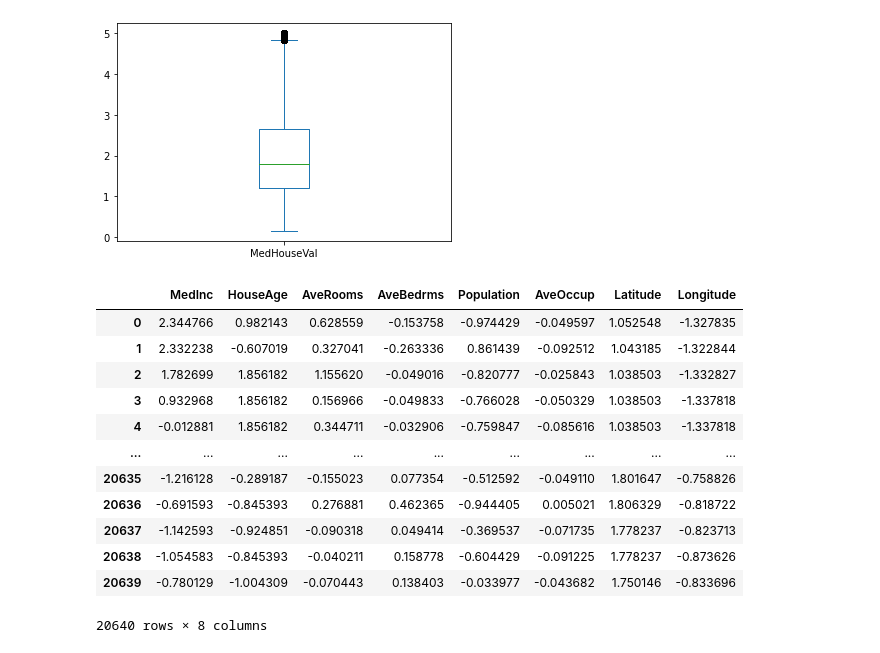
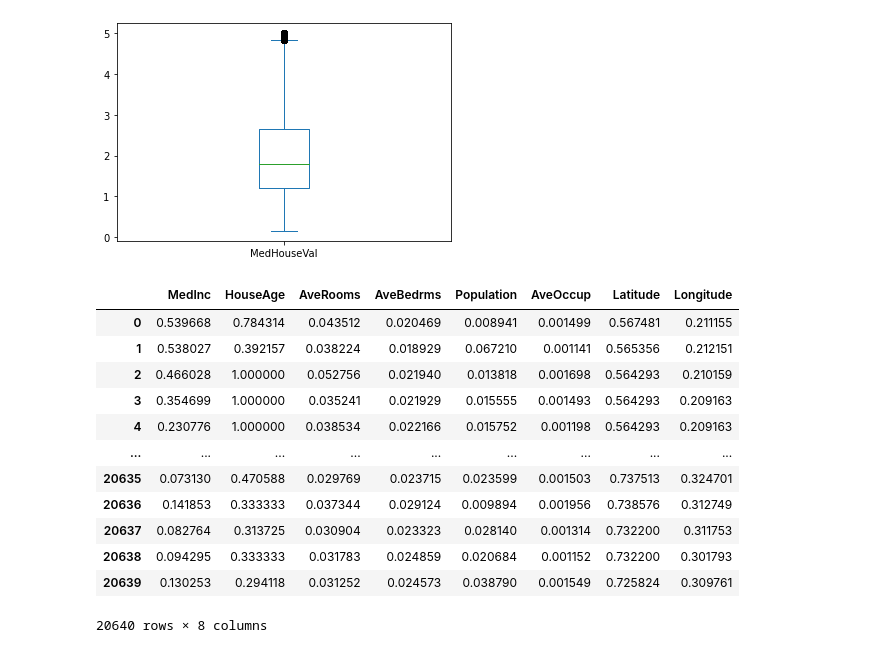
Before and after one commit to 6ixthmonth/lecture_materials, a Jupyter notebook: AI/Deep Learning(w. Keras)/Handouts/california_housing.ipynb, the cells around one changed output. Drawn from its saved outputs; the diff is of its cells as text; code cells hidden in the pictures.

```diff
--- a/AI/Deep Learning(w. Keras)/Handouts/california_housing.ipynb
+++ b/AI/Deep Learning(w. Keras)/Handouts/california_housing.ipynb
@@ -90,23 +109,23 @@ raw_y.plot.box()
 <AxesSubplot:>
 [figure]
 # %%
-x_scaler = StandardScaler()
+x_scaler = MinMaxScaler()
 scaled_x = x_scaler.fit_transform(raw_x)
 scaled_x = pd.DataFrame(scaled_x, columns=x_label)
 scaled_x
 # %% [output]
 |  | MedInc | HouseAge | AveRooms | AveBedrms | Population | AveOccup | Latitude | Longitude |
-| 0 | 2.344766 | 0.982143 | 0.628559 | -0.153758 | -0.974429 | -0.049597 | 1.052548 | -1.327835 |
-| 1 | 2.332238 | -0.607019 | 0.327041 | -0.263336 | 0.861439 | -0.092512 | 1.043185 | -1.322844 |
-| 2 | 1.782699 | 1.856182 | 1.155620 | -0.049016 | -0.820777 | -0.025843 | 1.038503 | -1.332827 |
-| 3 | 0.932968 | 1.856182 | 0.156966 | -0.049833 | -0.766028 | -0.050329 | 1.038503 | -1.337818 |
-| 4 | -0.012881 | 1.856182 | 0.344711 | -0.032906 | -0.759847 | -0.085616 | 1.038503 | -1.337818 |
+| 0 | 0.539668 | 0.784314 | 0.043512 | 0.020469 | 0.008941 | 0.001499 | 0.567481 | 0.211155 |
+| 1 | 0.538027 | 0.392157 | 0.038224 | 0.018929 | 0.067210 | 0.001141 | 0.565356 | 0.212151 |
+| 2 | 0.466028 | 1.000000 | 0.052756 | 0.021940 | 0.013818 | 0.001698 | 0.564293 | 0.210159 |
+| 3 | 0.354699 | 1.000000 | 0.035241 | 0.021929 | 0.015555 | 0.001493 | 0.564293 | 0.209163 |
+| 4 | 0.230776 | 1.000000 | 0.038534 | 0.022166 | 0.015752 | 0.001198 | 0.564293 | 0.209163 |
 | ... | ... | ... | ... | ... | ... | ... | ... | ... |
-| 20635 | -1.216128 | -0.289187 | -0.155023 | 0.077354 | -0.512592 | -0.049110 | 1.801647 | -0.758826 |
-| 20636 | -0.691593 | -0.845393 | 0.276881 | 0.462365 | -0.944405 | 0.005021 | 1.806329 | -0.818722 |
-| 20637 | -1.142593 | -0.924851 | -0.090318 | 0.049414 | -0.369537 | -0.071735 | 1.778237 | -0.823713 |
-| 20638 | -1.054583 | -0.845393 | -0.040211 | 0.158778 | -0.604429 | -0.091225 | 1.778237 | -0.873626 |
-| 20639 | -0.780129 | -1.004309 | -0.070443 | 0.138403 | -0.033977 | -0.043682 | 1.750146 | -0.833696 |
+| 20635 | 0.073130 | 0.470588 | 0.029769 | 0.023715 | 0.023599 | 0.001503 | 0.737513 | 0.324701 |
+| 20636 | 0.141853 | 0.333333 | 0.037344 | 0.029124 | 0.009894 | 0.001956 | 0.738576 | 0.312749 |
+| 20637 | 0.082764 | 0.313725 | 0.030904 | 0.023323 | 0.028140 | 0.001314 | 0.732200 | 0.311753 |
+| 20638 | 0.094295 | 0.333333 | 0.031783 | 0.024859 | 0.020684 | 0.001152 | 0.732200 | 0.301793 |
+| 20639 | 0.130253 | 0.294118 | 0.031252 | 0.024573 | 0.038790 | 0.001549 | 0.725824 | 0.309761 |
 20640 rows × 8 columns
 # %%
 scaled_x.describe()
```
Also changed, not shown: parts of 16 cells of this notebook.
